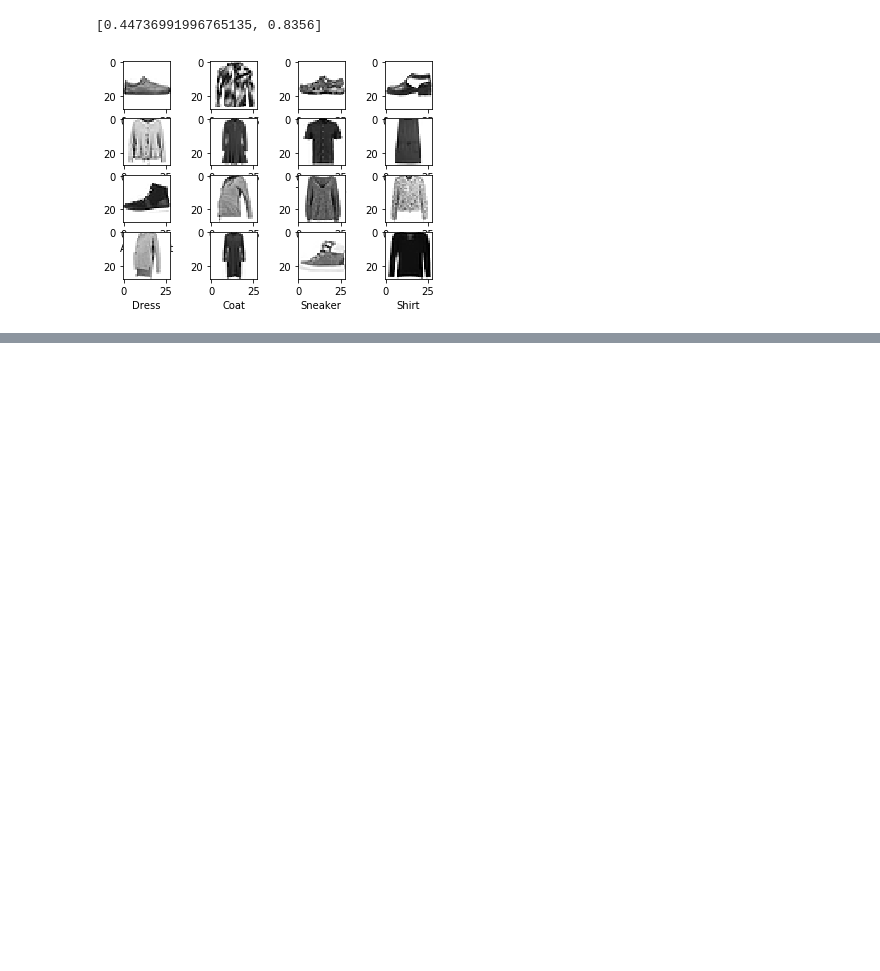
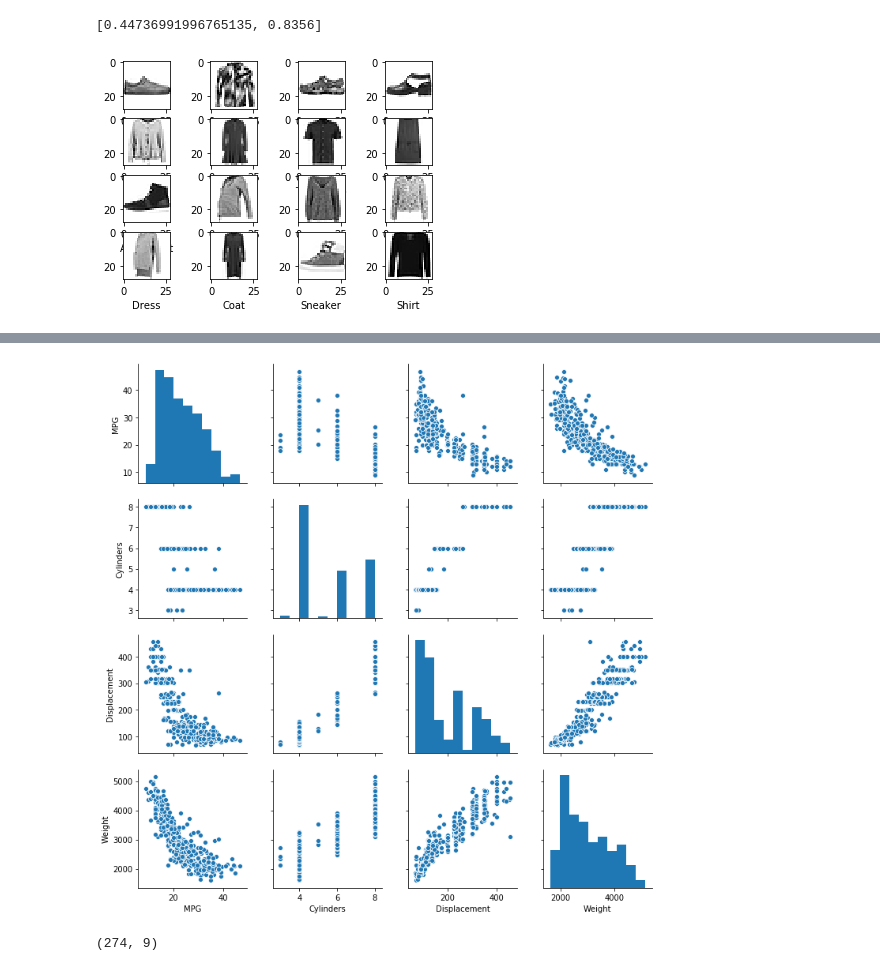
Before and after one commit to Aschwins/handson-ml, a Jupyter notebook: notes/02-ts2-quickstart.ipynb, the cells around one changed output, grey strips where cells are left out. Saved outputs shown, nothing was run; the diff lists cells and outputs as text; code cells hidden in the pictures; blank space fills up the shorter version.

Commit message:
adding third model - miles per gallon

```diff
--- a/notes/02-ts2-quickstart.ipynb
+++ b/notes/02-ts2-quickstart.ipynb
@@ -166,0 +182,3 @@ for i in range(4):
+# %%
+dataset_path = keras.utils.get_file("auto-mpg.data", "http://archive.ics.uci.edu/ml/machine-learning-databases/auto-mpg/auto-mpg.data")
+dataset_path
@@ -166,0 +187,9 @@ for i in range(4):
+# %%
+column_names = ['MPG','Cylinders','Displacement','Horsepower','Weight',
+                'Acceleration', 'Model Year', 'Origin']
+raw_dataset = pd.read_csv(dataset_path, names=column_names,
+                      na_values = "?", comment='\t',
+                      sep=" ", skipinitialspace=True)
+
+dataset = raw_dataset.copy()
+dataset.tail()
@@ -166,0 +203,15 @@ for i in range(4):
+# %%
+def preprocess_data(df: pd.DataFrame):
+    return (df
+            .dropna()
+            .assign(USA=lambda d: np.where(d['Origin'] == 1, 1, 0))
+            .assign(Europe=lambda d: np.where(d['Origin'] == 2, 1, 0))
+            .assign(Japan=lambda d: np.where(d['Origin'] == 3, 1, 0))
+            .drop("Origin", axis = 1)
+           )
+
+df = dataset.pipe(preprocess_data)
+# %%
+sns.pairplot(df[["MPG", "Cylinders", "Displacement", "Weight"]]);
+# %% [output]
+[figure, added]
@@ -166,0 +228,4 @@ for i in range(4):
+# %%
+X_train.shape
+# %% [output]
+(274, 9)
```
Also changed, not shown: parts of 20 cells of this notebook.
